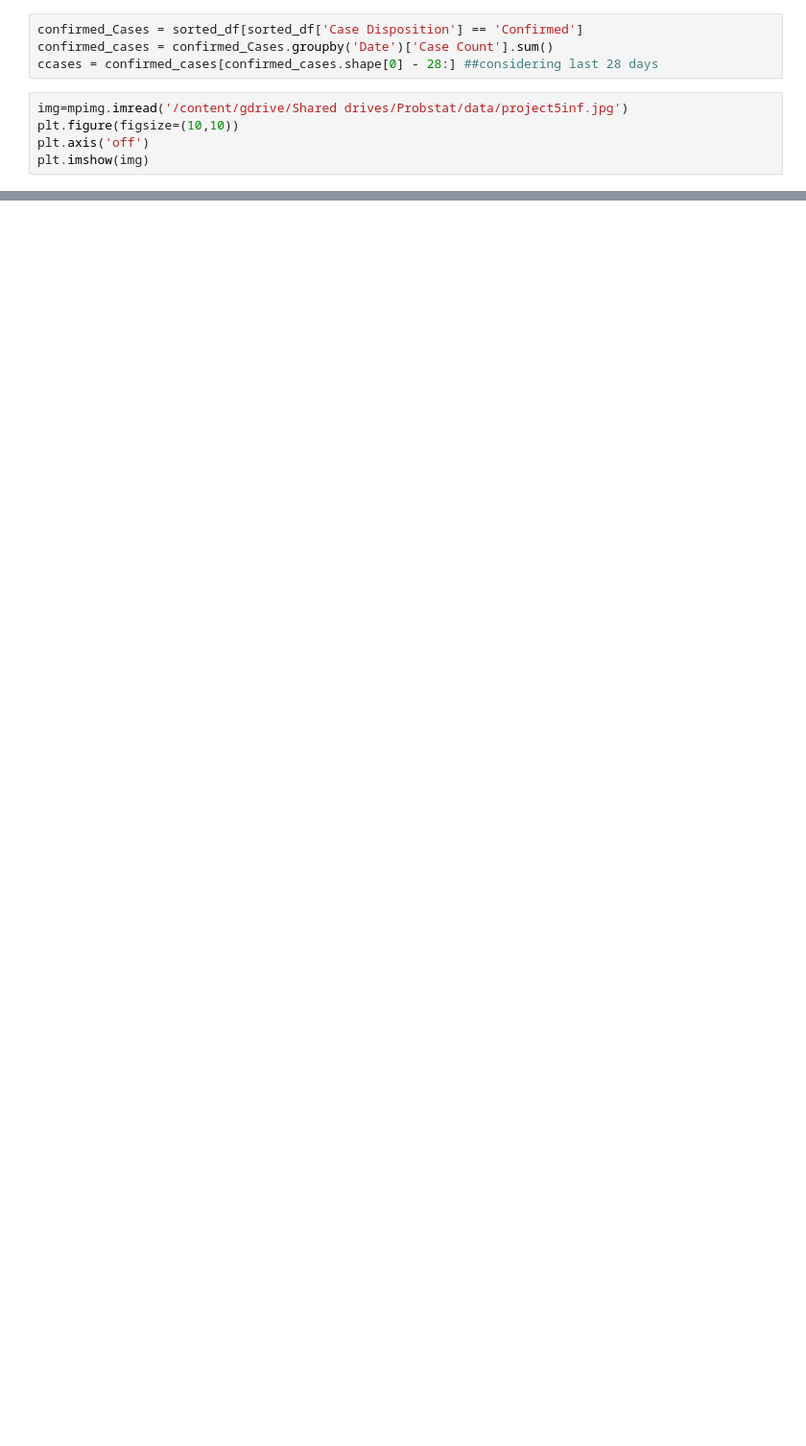
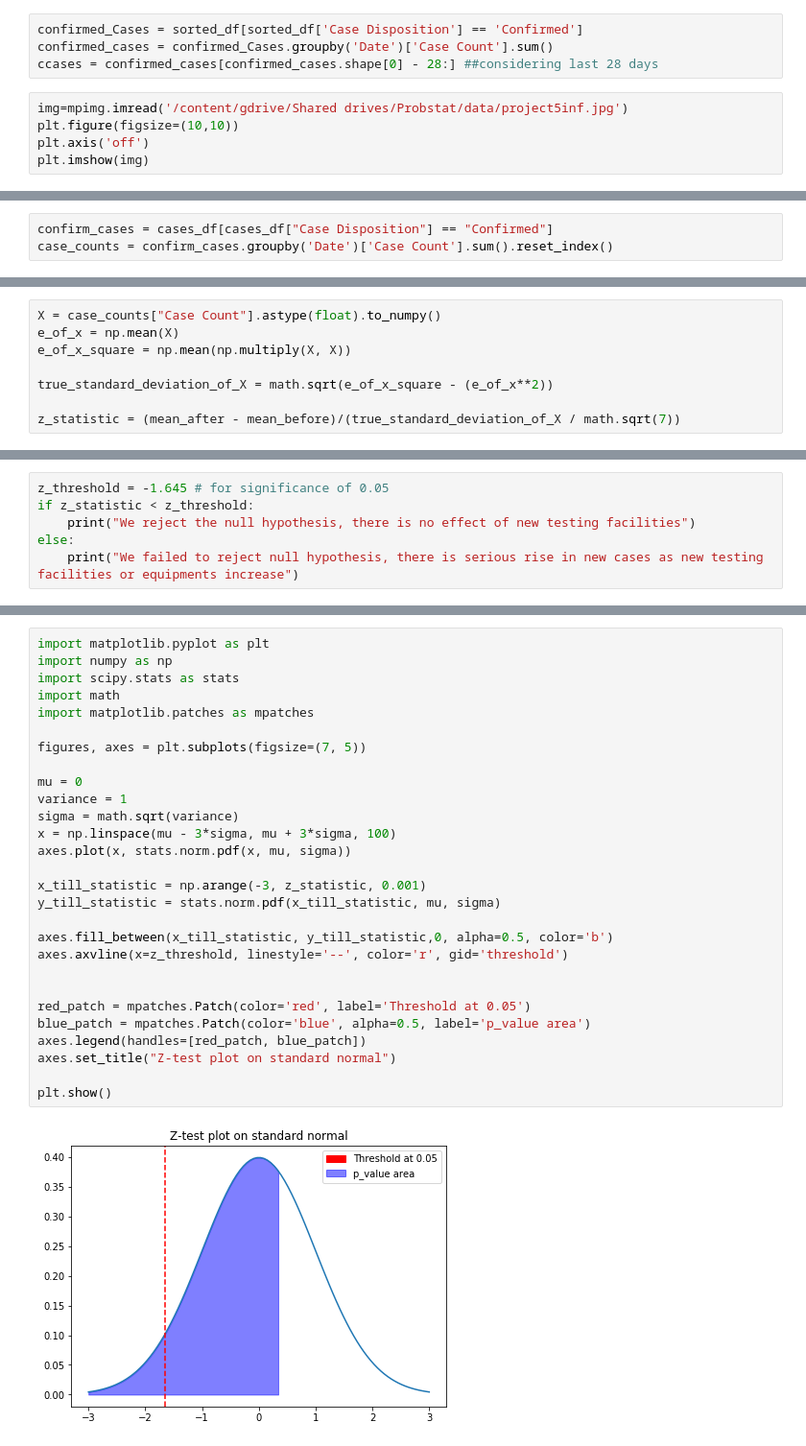
Before and after one commit to ParasAvkirkar/covid19-and-crime, a Jupyter notebook: scratchPad.ipynb, the cells around one changed output, grey strips where cells are left out. Shown: that part at 96% size. Drawn from its saved outputs; the diff is of its cells as text; blank space fills up the shorter version.

Commit message:
added sample inferences, z-test to check rise in test cases after rise in equipments, gender wise chi-square testing

```diff
--- a/scratchPad.ipynb
+++ b/scratchPad.ipynb
@@ -1023,0 +1062,3 @@ for i in range(1, 5):
+# %%
+confirm_cases = cases_df[cases_df["Case Disposition"] == "Confirmed"]
+case_counts = confirm_cases.groupby('Date')['Case Count'].sum().reset_index()
@@ -1023,0 +1077,8 @@ for i in range(1, 5):
+# %%
+X = case_counts["Case Count"].astype(float).to_numpy()
+e_of_x = np.mean(X)
+e_of_x_square = np.mean(np.multiply(X, X))
+
+true_standard_deviation_of_X = math.sqrt(e_of_x_square - (e_of_x**2))
+
+z_statistic = (mean_after - mean_before)/(true_standard_deviation_of_X / math.sqrt(7))
@@ -1023,0 +1092,6 @@ for i in range(1, 5):
+# %%
+z_threshold = -1.645 # for significance of 0.05
+if z_statistic < z_threshold:
+    print("We reject the null hypothesis, there is no effect of new testing facilities")
+else:
+    print("We failed to reject null hypothesis, there is serious rise in new cases as new testing facilities or equipments increase")
@@ -1023,0 +1100,30 @@ for i in range(1, 5):
+# %%
+import matplotlib.pyplot as plt
+import numpy as np
+import scipy.stats as stats
+import math
+import matplotlib.patches as mpatches
+
+figures, axes = plt.subplots(figsize=(7, 5))
+
+mu = 0
+variance = 1
+sigma = math.sqrt(variance)
+x = np.linspace(mu - 3*sigma, mu + 3*sigma, 100)
+axes.plot(x, stats.norm.pdf(x, mu, sigma))
+
+x_till_statistic = np.arange(-3, z_statistic, 0.001)
+y_till_statistic = stats.norm.pdf(x_till_statistic, mu, sigma)
+
+axes.fill_between(x_till_statistic, y_till_statistic,0, alpha=0.5, color='b')
+axes.axvline(x=z_threshold, linestyle='--', color='r', gid='threshold')
+
+
+red_patch = mpatches.Patch(color='red', label='Threshold at 0.05')
+blue_patch = mpatches.Patch(color='blue', alpha=0.5, label='p_value area')
+axes.legend(handles=[red_patch, blue_patch])
+axes.set_title("Z-test plot on standard normal")
+
+plt.show()
+# %% [output]
+[figure, added]
```
Also changed, not shown: parts of 17 cells of this notebook.
